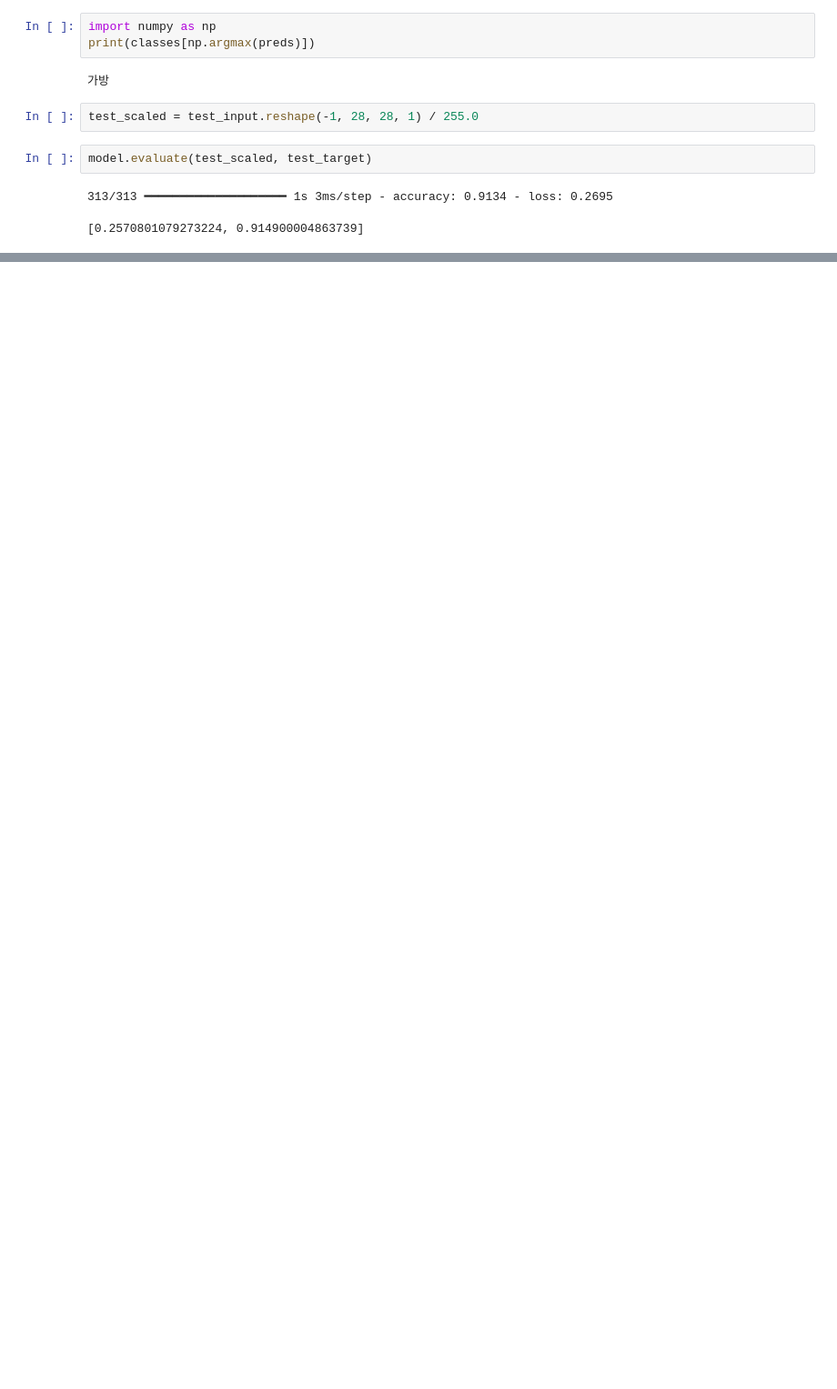
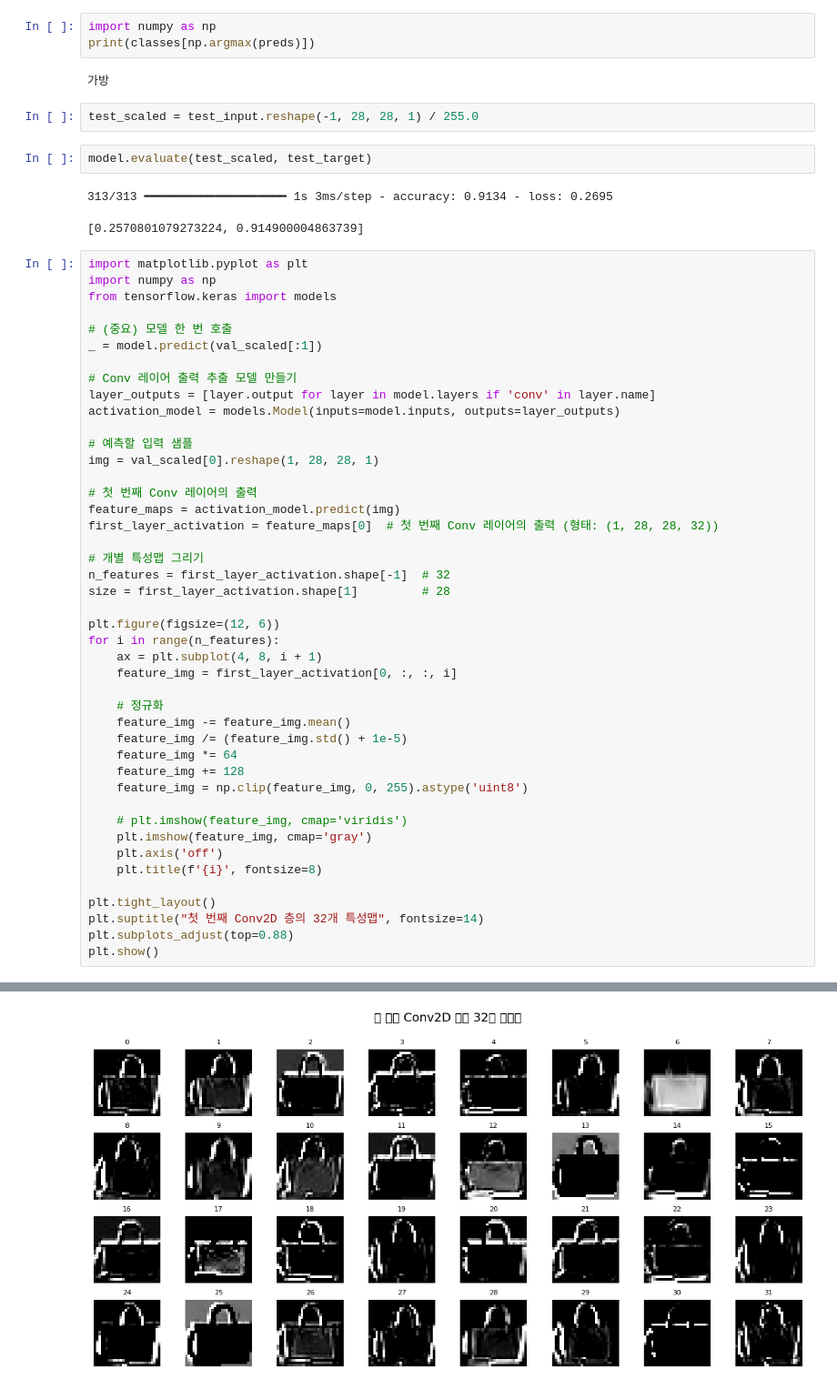
Before and after one commit to keehyun2/TestPy, a Jupyter notebook: colab/8-2-v2.ipynb, the cells around one changed output, grey strips where cells are left out. Shown at 91% size. Cells and saved outputs as stored; diff of their text form; blank space fills up the shorter version.

```diff
--- a/colab/8-2-v2.ipynb
+++ b/colab/8-2-v2.ipynb
@@ -205,3 +205,48 @@ model.evaluate(test_scaled, test_target)
 # %% [output]
 313/313 ━━━━━━━━━━━━━━━━━━━━ 1s 3ms/step - accuracy: 0.9134 - loss: 0.2695
 [0.2570801079273224, 0.914900004863739]
+# %%
+import matplotlib.pyplot as plt
+import numpy as np
+from tensorflow.keras import models
+
+# (중요) 모델 한 번 호출
+_ = model.predict(val_scaled[:1])
+
+# Conv 레이어 출력 추출 모델 만들기
+layer_outputs = [layer.output for layer in model.layers if 'conv' in layer.name]
+activation_model = models.Model(inputs=model.inputs, outputs=layer_outputs)
+
+# 예측할 입력 샘플
+img = val_scaled[0].reshape(1, 28, 28, 1)
+
+# 첫 번째 Conv 레이어의 출력
+feature_maps = activation_model.predict(img)
+first_layer_activation = feature_maps[0]  # 첫 번째 Conv 레이어의 출력 (형태: (1, 28, 28, 32))
+
+# 개별 특성맵 그리기
+n_features = first_layer_activation.shape[-1]  # 32
+size = first_layer_activation.shape[1]         # 28
+
+plt.figure(figsize=(12, 6))
+for i in range(n_features):
+    ax = plt.subplot(4, 8, i + 1)
+    feature_img = first_layer_activation[0, :, :, i]
+
+    # 정규화
+    feature_img -= feature_img.mean()
+    feature_img /= (feature_img.std() + 1e-5)
+    feature_img *= 64
+    feature_img += 128
+    feature_img = np.clip(feature_img, 0, 255).astype('uint8')
+
+    # plt.imshow(feature_img, cmap='viridis')
+    plt.imshow(feature_img, cmap='gray')
+    plt.axis('off')
+    plt.title(f'{i}', fontsize=8)
+
+plt.tight_layout()
+plt.suptitle("첫 번째 Conv2D 층의 32개 특성맵", fontsize=14)
+plt.subplots_adjust(top=0.88)
+plt.show()
+# %% [output]
@@ -207,0 +256 @@ model.evaluate(test_scaled, test_target)
+[figure, added]
```
Also changed, not shown: parts of 2 cells of this notebook.
